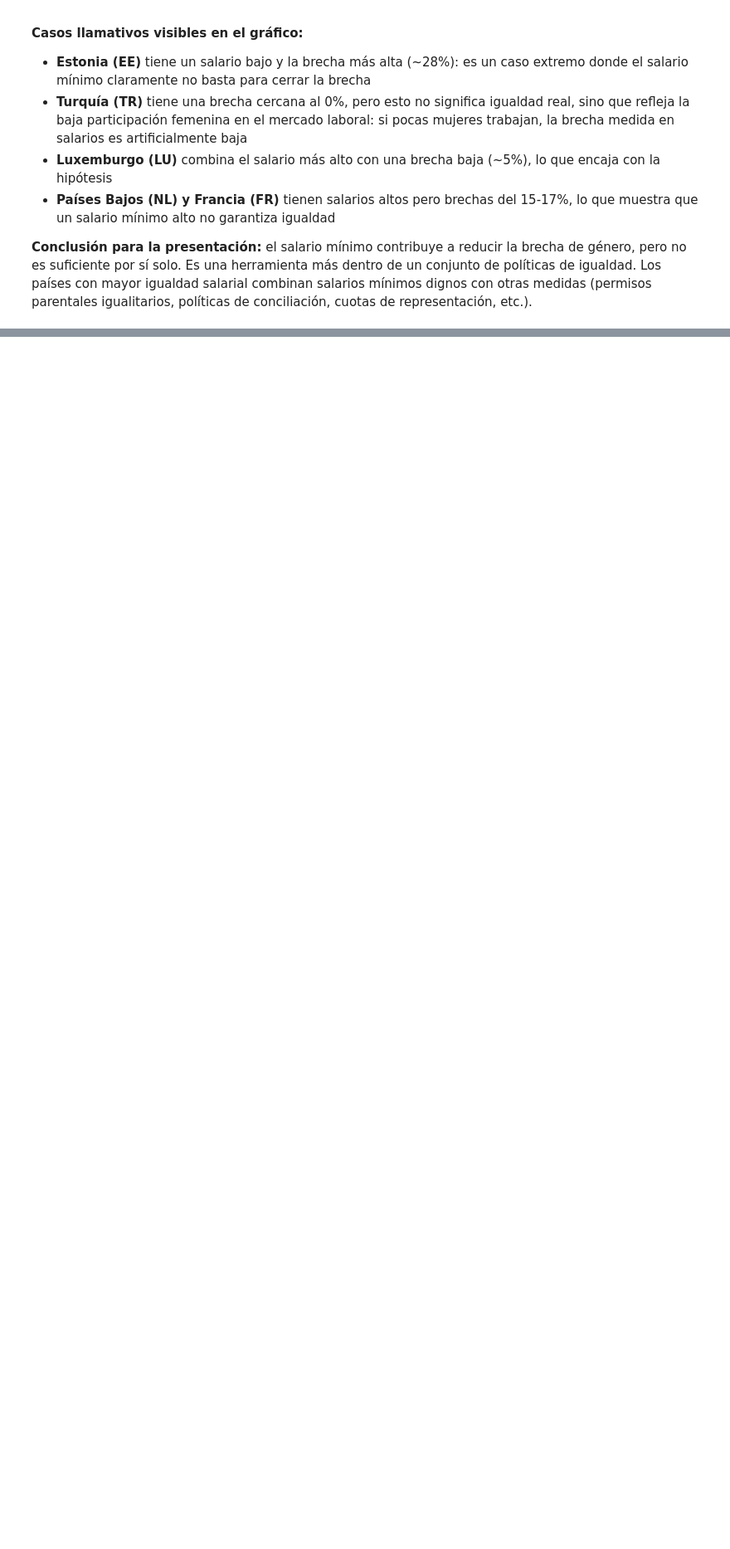
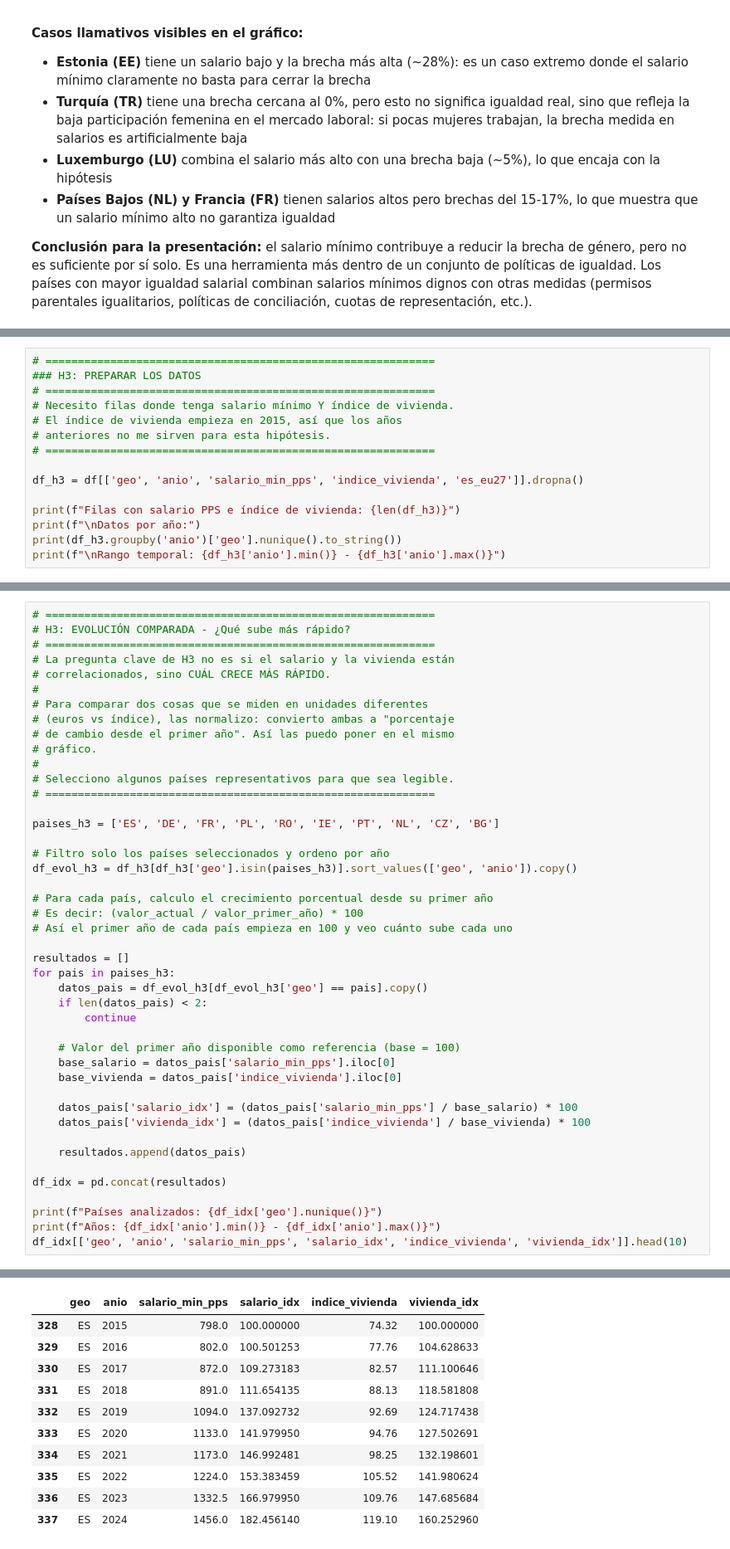
Before and after one commit to aolaso/ONLINE_DS_THEBRIDGE_Andoni, a Jupyter notebook: Módulo 2/EDA/EDA Europa/notebooks/EDA Hipotesis.ipynb, the cells around one changed output, grey strips where cells are left out. Shown at 83% size. Cells and saved outputs as stored; diff of their text form; blank space fills up the shorter version.

```diff
--- a/Módulo 2/EDA/EDA Europa/notebooks/EDA Hipotesis.ipynb
+++ b/Módulo 2/EDA/EDA Europa/notebooks/EDA Hipotesis.ipynb
@@ -835,0 +846,15 @@ Los resultados muestran una imagen con matices:
+# %%
+# ============================================================
+### H3: PREPARAR LOS DATOS
+# ============================================================
+# Necesito filas donde tenga salario mínimo Y índice de vivienda.
+# El índice de vivienda empieza en 2015, así que los años
+# anteriores no me sirven para esta hipótesis.
+# ============================================================
+
+df_h3 = df[['geo', 'anio', 'salario_min_pps', 'indice_vivienda', 'es_eu27']].dropna()
+
+print(f"Filas con salario PPS e índice de vivienda: {len(df_h3)}")
+print(f"\nDatos por año:")
+print(df_h3.groupby('anio')['geo'].nunique().to_string())
+print(f"\nRango temporal: {df_h3['anio'].min()} - {df_h3['anio'].max()}")
@@ -835,0 +878,45 @@ Los resultados muestran una imagen con matices:
+# %%
+# ============================================================
+# H3: EVOLUCIÓN COMPARADA - ¿Qué sube más rápido?
+# ============================================================
+# La pregunta clave de H3 no es si el salario y la vivienda están
+# correlacionados, sino CUÁL CRECE MÁS RÁPIDO.
+#
+# Para comparar dos cosas que se miden en unidades diferentes
+# (euros vs índice), las normalizo: convierto ambas a "porcentaje
+# de cambio desde el primer año". Así las puedo poner en el mismo
+# gráfico.
+#
+# Selecciono algunos países representativos para que sea legible.
+# ============================================================
+
+paises_h3 = ['ES', 'DE', 'FR', 'PL', 'RO', 'IE', 'PT', 'NL', 'CZ', 'BG']
+
+# Filtro solo los países seleccionados y ordeno por año
+df_evol_h3 = df_h3[df_h3['geo'].isin(paises_h3)].sort_values(['geo', 'anio']).copy()
+
+# Para cada país, calculo el crecimiento porcentual desde su primer año
+# Es decir: (valor_actual / valor_primer_año) * 100
+# Así el primer año de cada país empieza en 100 y veo cuánto sube cada uno
+
+resultados = []
+for pais in paises_h3:
+    datos_pais = df_evol_h3[df_evol_h3['geo'] == pais].copy()
+    if len(datos_pais) < 2:
+        continue
+
+    # Valor del primer año disponible como referencia (base = 100)
+    base_salario = datos_pais['salario_min_pps'].iloc[0]
+    base_vivienda = datos_pais['indice_vivienda'].iloc[0]
+
+    datos_pais['salario_idx'] = (datos_pais['salario_min_pps'] / base_salario) * 100
+    datos_pais['vivienda_idx'] = (datos_pais['indice_vivienda'] / base_vivienda) * 100
+
+    resultados.append(datos_pais)
+
+df_idx = pd.concat(resultados)
+
+print(f"Países analizados: {df_idx['geo'].nunique()}")
+print(f"Años: {df_idx['anio'].min()} - {df_idx['anio'].max()}")
+df_idx[['geo', 'anio', 'salario_min_pps', 'salario_idx', 'indice_vivienda', 'vivienda_idx']].head(10)
+# %% [output]
@@ -835,0 +925,11 @@ Los resultados muestran una imagen con matices:
+|  | geo | anio | salario_min_pps | salario_idx | indice_vivienda | vivienda_idx |
+| 328 | ES | 2015 | 798.0 | 100.000000 | 74.32 | 100.000000 |
+| 329 | ES | 2016 | 802.0 | 100.501253 | 77.76 | 104.628633 |
+| 330 | ES | 2017 | 872.0 | 109.273183 | 82.57 | 111.100646 |
+| 331 | ES | 2018 | 891.0 | 111.654135 | 88.13 | 118.581808 |
+| 332 | ES | 2019 | 1094.0 | 137.092732 | 92.69 | 124.717438 |
+| 333 | ES | 2020 | 1133.0 | 141.979950 | 94.76 | 127.502691 |
+| 334 | ES | 2021 | 1173.0 | 146.992481 | 98.25 | 132.198601 |
+| 335 | ES | 2022 | 1224.0 | 153.383459 | 105.52 | 141.980624 |
+| 336 | ES | 2023 | 1332.5 | 166.979950 | 109.76 | 147.685684 |
+| 337 | ES | 2024 | 1456.0 | 182.456140 | 119.10 | 160.252960 |
```
Also changed, not shown: parts of 22 cells of this notebook, 1 other file.
